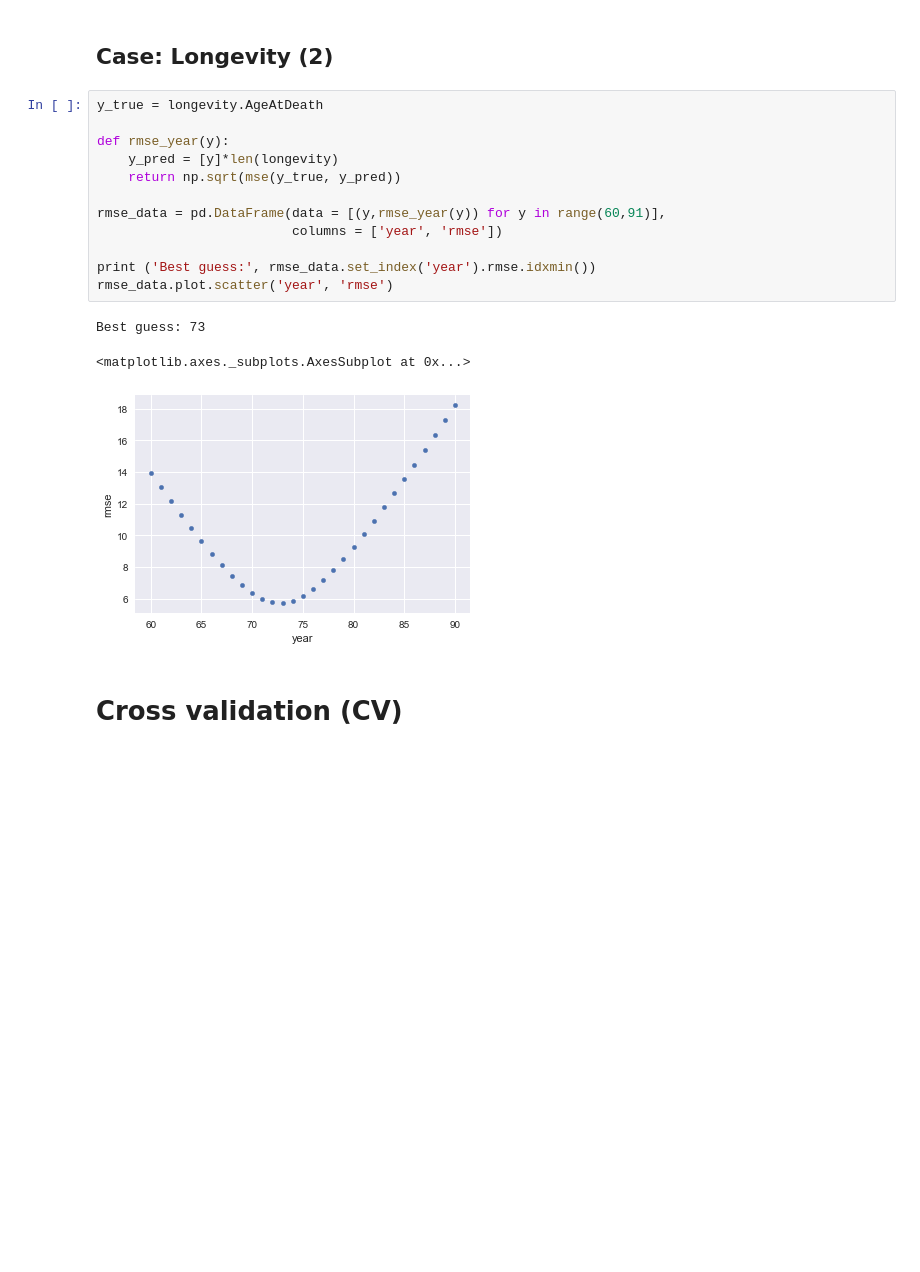
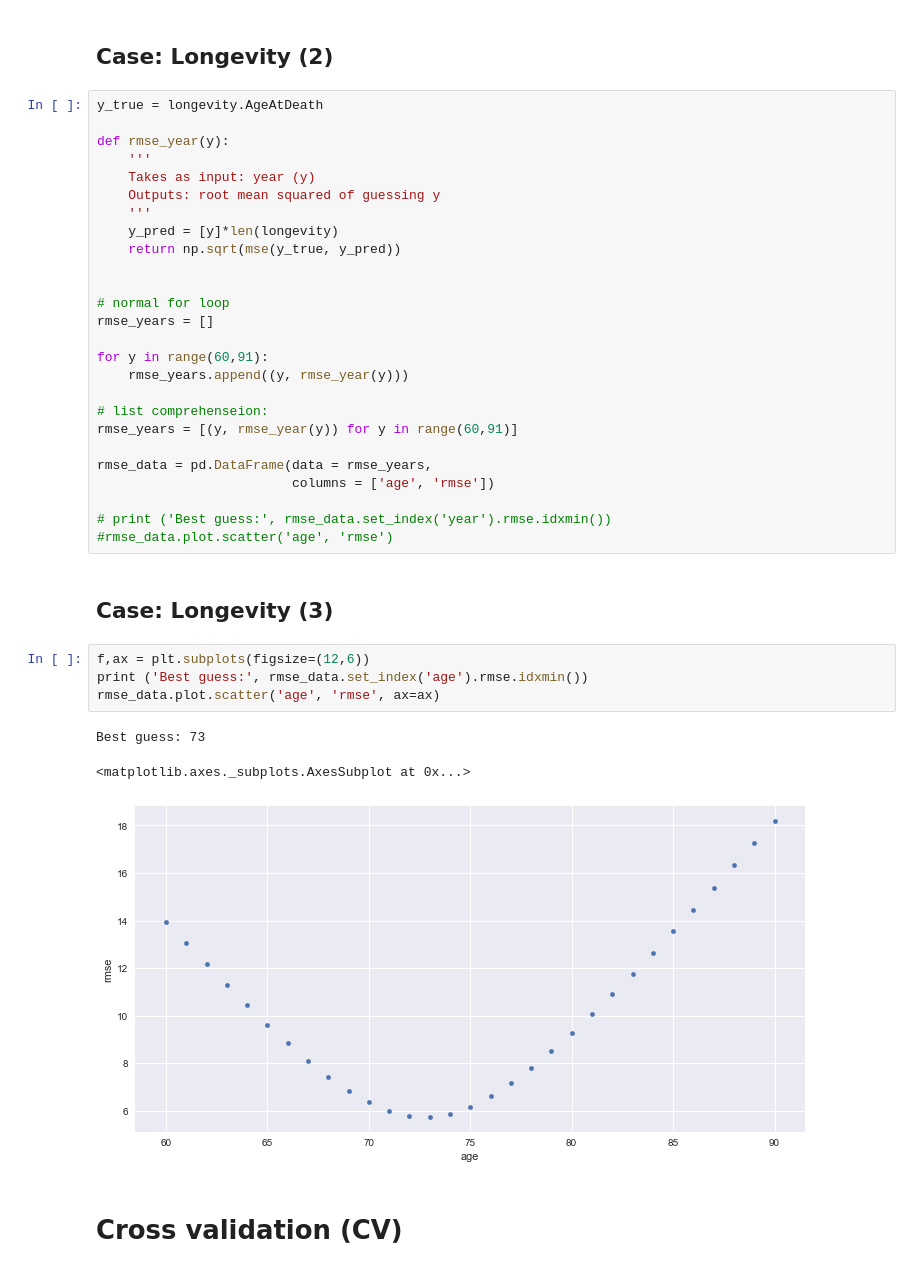
Before and after one commit to abjer/sds2017, a Jupyter notebook: slides/causal_supervised.ipynb, the cells around one changed output. Saved outputs shown, nothing was run; the diff lists cells and outputs as text; blank space fills up the shorter version.

```diff
--- a/slides/causal_supervised.ipynb
+++ b/slides/causal_supervised.ipynb
@@ -519,18 +535,38 @@ print(longevity.head())
 y_true = longevity.AgeAtDeath
 
 def rmse_year(y):
+    '''
+    Takes as input: year (y)
+    Outputs: root mean squared of guessing y
+    '''
     y_pred = [y]*len(longevity)
     return np.sqrt(mse(y_true, y_pred))
 
-rmse_data = pd.DataFrame(data = [(y,rmse_year(y)) for y in range(60,91)],
-                         columns = ['year', 'rmse'])
 
-print ('Best guess:', rmse_data.set_index('year').rmse.idxmin())
-rmse_data.plot.scatter('year', 'rmse')
+# normal for loop
+rmse_years = []
+
+for y in range(60,91):
+    rmse_years.append((y, rmse_year(y)))
+
+# list comprehenseion:
+rmse_years = [(y, rmse_year(y)) for y in range(60,91)]
+
+rmse_data = pd.DataFrame(data = rmse_years,
+                         columns = ['age', 'rmse'])
+
+# print ('Best guess:', rmse_data.set_index('year').rmse.idxmin())
+#rmse_data.plot.scatter('age', 'rmse')
-# %% [output]
-Best guess: 73
-<matplotlib.axes._subplots.AxesSubplot at 0x...>
-[figure, removed]
+# %% [markdown]
+## Case: Longevity (3)
+# %%
+f,ax = plt.subplots(figsize=(12,6))
+print ('Best guess:', rmse_data.set_index('age').rmse.idxmin())
+rmse_data.plot.scatter('age', 'rmse', ax=ax)
+# %% [output]
+Best guess: 73
+<matplotlib.axes._subplots.AxesSubplot at 0x...>
+[figure, added]
 # %% [markdown]
 # Cross validation (CV)
 # %% [markdown]
```
Also changed, not shown: parts of 43 cells of this notebook, 1 other file.
